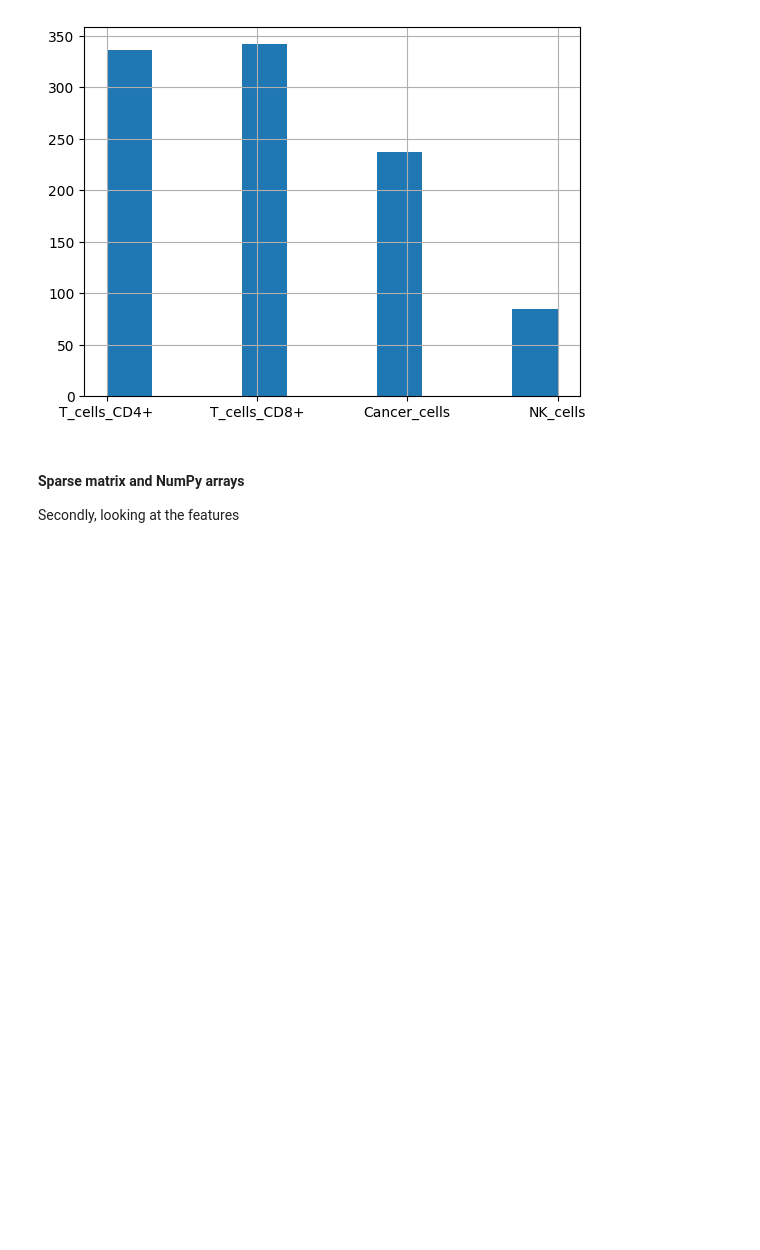
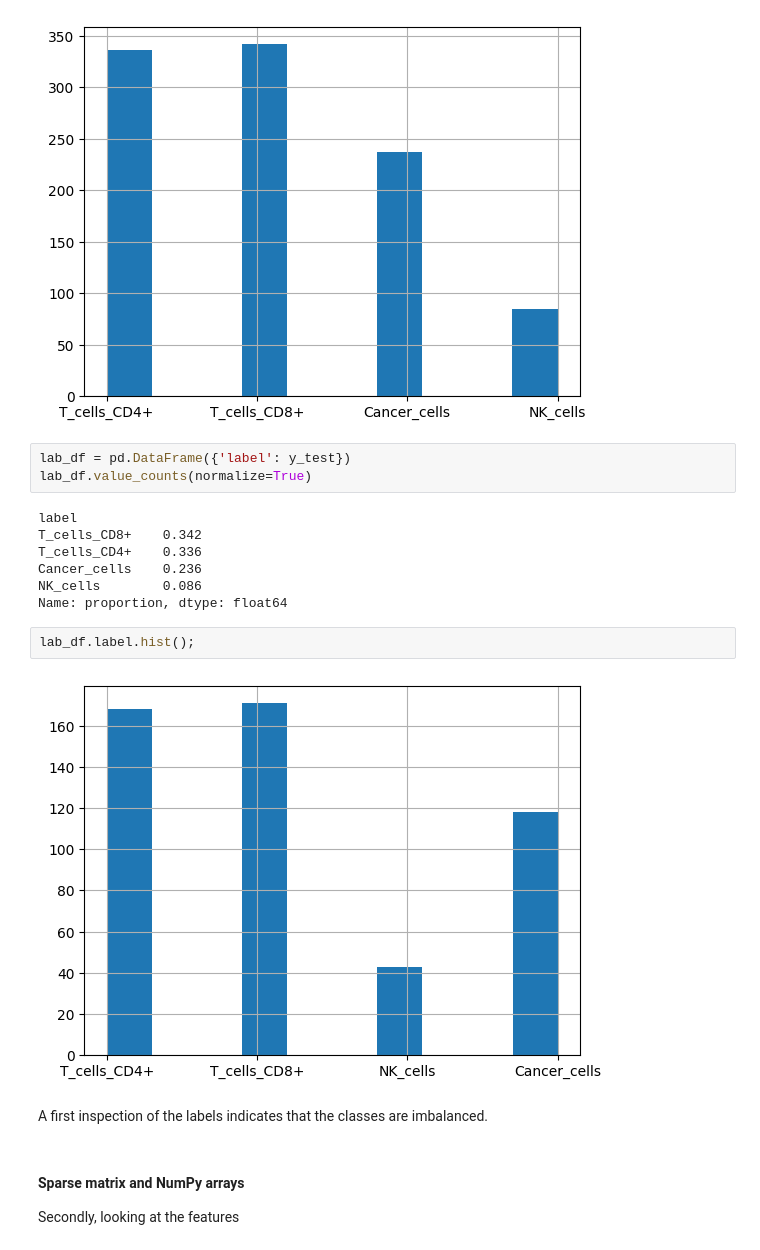
Before and after one commit to DataCampDS/scmark-classification-team_avengers, a Jupyter notebook: draft.ipynb, the cells around one changed output. Saved outputs shown, nothing was run; the diff lists cells and outputs as text; blank space fills up the shorter version.

```diff
--- a/draft.ipynb
+++ b/draft.ipynb
@@ -84,6 +84,22 @@ Name: proportion, dtype: float64
 lab_df.label.hist();
 # %% [output]
 [figure]
+# %%
+lab_df = pd.DataFrame({'label': y_test})
+lab_df.value_counts(normalize=True)
+# %% [output]
+label
+T_cells_CD8+    0.342
+T_cells_CD4+    0.336
+Cancer_cells    0.236
+NK_cells        0.086
+Name: proportion, dtype: float64
+# %%
+lab_df.label.hist();
+# %% [output]
+[figure, added]
+# %% [markdown]
+A first inspection of the labels indicates that the classes are imbalanced.
 # %% [markdown]
 #### Sparse matrix and NumPy arrays
 
```
Also changed, not shown: parts of 41 cells of this notebook.
